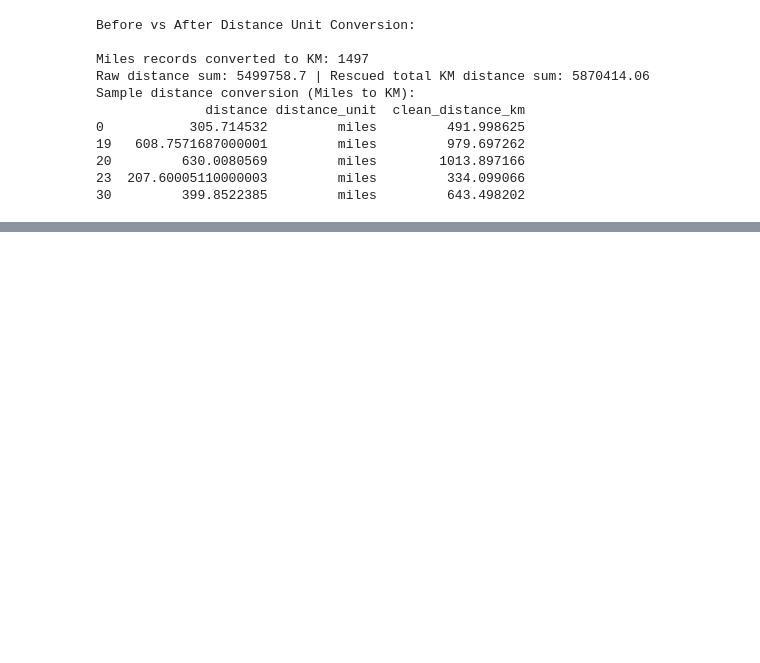
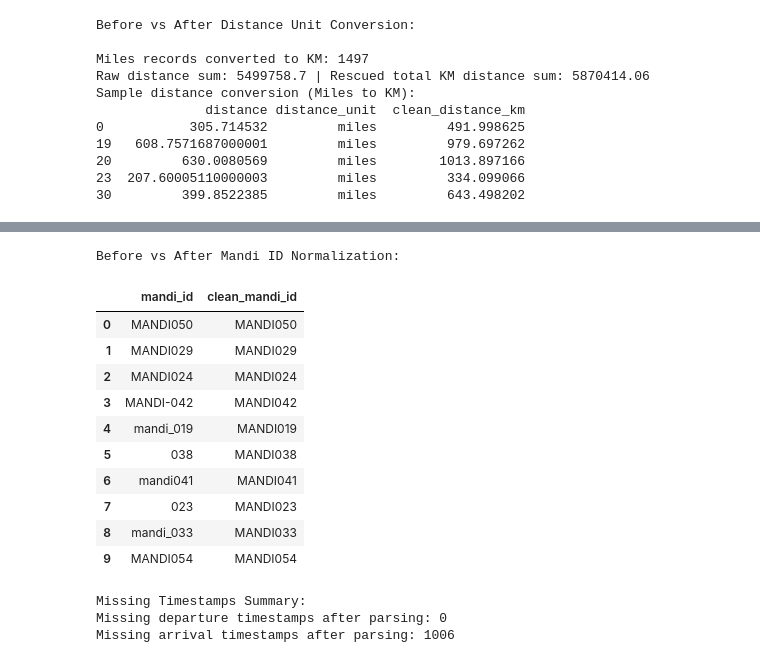
Before and after one commit to mdzakizafar/AgroBuddy, a Jupyter notebook: notebooks/04_Transport_Logistics_Data_Rescue.ipynb, the cells around one changed output, grey strips where cells are left out. Saved outputs shown, nothing was run; the diff lists cells and outputs as text; code cells hidden in the pictures; blank space fills up the shorter version.

```diff
--- a/notebooks/04_Transport_Logistics_Data_Rescue.ipynb
+++ b/notebooks/04_Transport_Logistics_Data_Rescue.ipynb
@@ -223,0 +323,24 @@ Sample distance conversion (Miles to KM):
+# %%
+print("\nBefore vs After Mandi ID Normalization:")
+df[['mandi_id', 'clean_mandi_id']].head(10)
+# %% [output]
+Before vs After Mandi ID Normalization:
+|  | mandi_id | clean_mandi_id |
+| 0 | MANDI050 | MANDI050 |
+| 1 | MANDI029 | MANDI029 |
+| 2 | MANDI024 | MANDI024 |
+| 3 | MANDI-042 | MANDI042 |
+| 4 | mandi_019 | MANDI019 |
+| 5 | 038 | MANDI038 |
+| 6 | mandi041 | MANDI041 |
+| 7 | 023 | MANDI023 |
+| 8 | mandi_033 | MANDI033 |
+| 9 | MANDI054 | MANDI054 |
+# %%
+print("Missing Timestamps Summary:")
+print("Missing departure timestamps after parsing:", df['clean_departure_time'].isnull().sum())
+print("Missing arrival timestamps after parsing:", df['clean_arrival_time'].isnull().sum())
+# %% [output]
+Missing Timestamps Summary:
+Missing departure timestamps after parsing: 0
+Missing arrival timestamps after parsing: 1006
```
Also changed, not shown: parts of 12 cells of this notebook.
